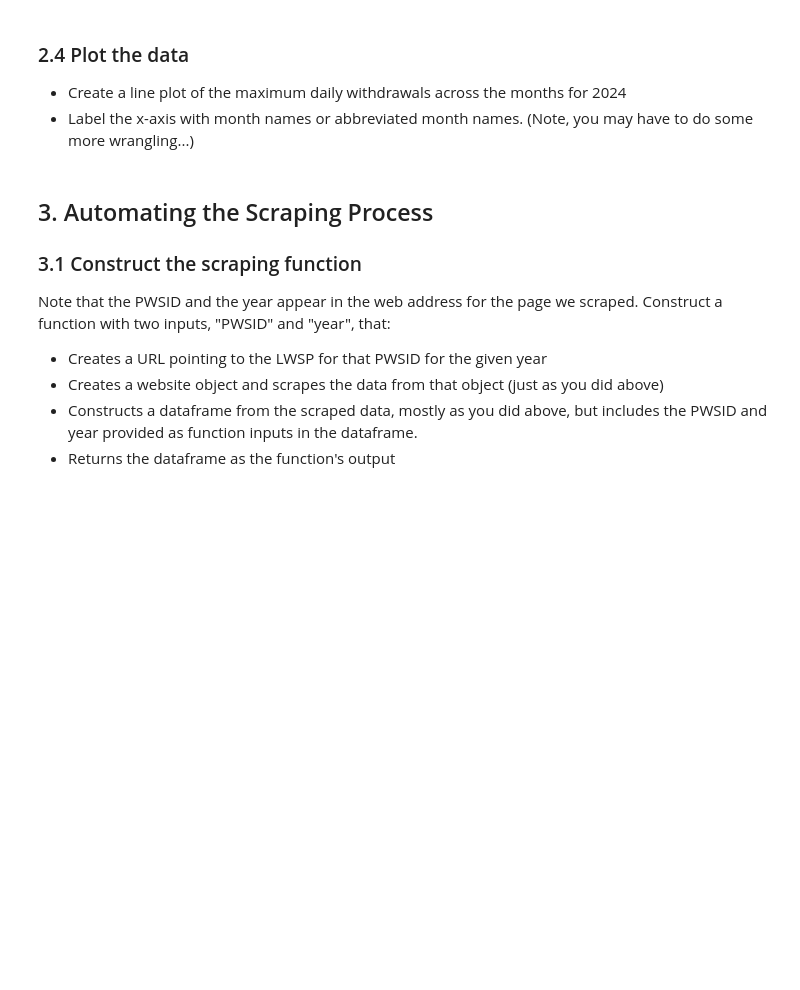
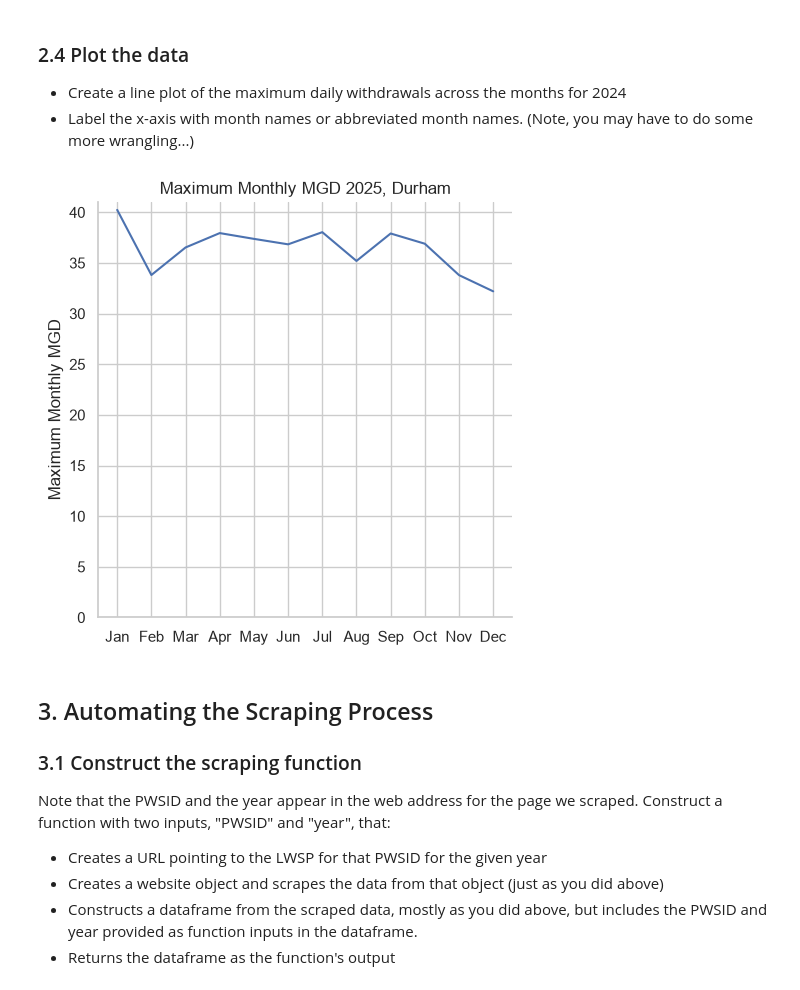
Before and after one commit to elwoodruff/ENV700, a Jupyter notebook: assignments/ew275_A6-DataScraping.ipynb, the cells around one changed output. Cells and saved outputs as stored; diff of their text form; code cells hidden in the pictures; blank space fills up the shorter version.

````diff
--- a/assignments/ew275_A6-DataScraping.ipynb
+++ b/assignments/ew275_A6-DataScraping.ipynb
@@ -67,3 +101,26 @@ Convert your scraped data into a dataframe.
 >```
 # %%
 # 2.3 Construct the dataframe from scraped data
+month_order = [1, 5, 9, 2, 6, 10, 3, 7, 11, 4, 8, 12]
+years_x12 = [2025] * 12
+
+df_use = pd.DataFrame({
+    'Month':month_order,
+    'Year':years_x12,
+    "Max_MGD": pd.to_numeric(mgd)
+})
+
+
+df_use['Date'] = pd.to_datetime({
+    'year': df_use['Year'],
+    'month': df_use['Month'],
+    'day': 1
+})
+
+df_use = df_use.assign(
+    Water_System=the_water_system,
+    Contact_Person=the_contact_person,
+    Ownership=the_ownership,
+).sort_values('Date').reset_index(drop=True)
+
+df_use
@@ -73,6 +144,24 @@ Convert your scraped data into a dataframe.
 * Label the x-axis with month names or abbreviated month names. (Note, you may have to do some more wrangling...)
 # %%
 # 2.4 Plot the data
+df_use['month_abb'] = pd.Categorical(
+    values=df_use['Date'].dt.month_name().str[:3],
+    categories=calendar.month_abbr[1:]
+)
+
+g = sns.relplot(
+    data=df_use,
+    x='month_abb',
+    y='Max_MGD',
+    kind='line',
+).set(
+    xlabel='',
+    ylabel='Maximum Monthly MGD',
+    title='Maximum Monthly MGD 2025, Durham',
+    ybound=(0,41)
+)
+# %% [output]
+[figure, added]
 # %% [markdown]
 ## 3. Automating the Scraping Process
 ### 3.1 Construct the scraping function
````
Also changed, not shown: parts of 11 cells of this notebook, 1 other file.
